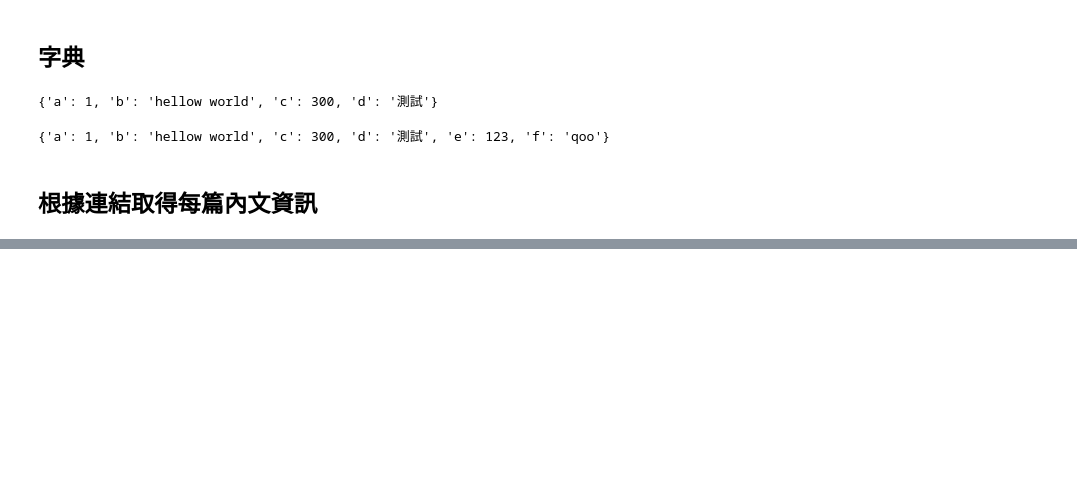
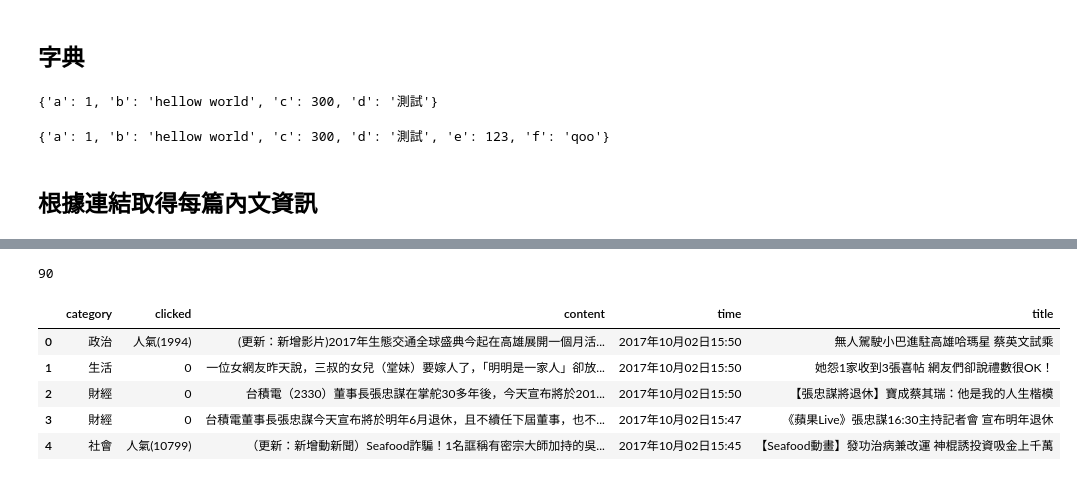
Before and after one commit to ywchiu/pytextmining, a Jupyter notebook: Demo20171002.ipynb, the cells around one changed output, grey strips where cells are left out. Drawn from its saved outputs; the diff is of its cells as text; code cells hidden in the pictures; blank space fills up the shorter version.

```diff
--- a/Demo20171002.ipynb
+++ b/Demo20171002.ipynb
@@ -354,0 +360,50 @@ newsdf
+# %%
+domain = 'http://www.appledaily.com.tw'
+
+
+def getDetail(detail_url):
+    res = requests.get(detail_url)
+    soup = BeautifulSoup(res.text, 'html.parser')
+    title   = soup.select('#h1')[0].text
+    content = soup.select('#summary')[0].text
+    dt      = soup.select('.gggs time')[0].text
+    clicked = soup.select('.clicked')[0].text if len(soup.select('.clicked')) > 0 else 0
+    dic     = {'title': title, 'content': content, 'time':dt, 'clicked':clicked}
+    return dic
+# %%
+def getPage(list_url):
+    res = requests.get(list_url)
+    soup = BeautifulSoup(res.text, 'html.parser')
+
+    newsary = []
+    for rec in soup.select('.rtddt a'):
+        ret      = {}
+        #title    = rec.select('h1')[0].text
+        ret['category'] = rec.select('h2')[0].text
+        #dt       = rec.select('time')[0].text
+        link     = domain + rec['href']
+        detail   = getDetail(link)
+        ret.update(detail)
+        newsary.append(ret)
+    return newsary
+# %%
+list_url = 'http://www.appledaily.com.tw/realtimenews/section/new/{}'
+applenews = []
+for page in range(1,4):
+    ret = getPage(list_url.format(page))
+    applenews.extend(ret)
+# %%
+len(applenews)
+# %% [output]
+90
+# %%
+import pandas
+appledf = pandas.DataFrame(applenews)
+appledf.head()
+# %% [output]
+|  | category | clicked | content | time | title |
+| 0 | 政治 | 人氣(1994) | (更新：新增影片)2017年生態交通全球盛典今起在高雄展開一個月活... | 2017年10月02日15:50 | 無人駕駛小巴進駐高雄哈瑪星 蔡英文試乘 |
+| 1 | 生活 | 0 | 一位女網友昨天說，三叔的女兒（堂妹）要嫁人了，「明明是一家人」卻放... | 2017年10月02日15:50 | 她怨1家收到3張喜帖 網友們卻說禮數很OK！ |
+| 2 | 財經 | 0 | 台積電（2330）董事長張忠謀在掌舵30多年後，今天宣布將於201... | 2017年10月02日15:50 | 【張忠謀將退休】寶成蔡其瑞：他是我的人生楷模 |
+| 3 | 財經 | 0 | 台積電董事長張忠謀今天宣布將於明年6月退休，且不續任下屆董事，也不... | 2017年10月02日15:47 | 《蘋果Live》張忠謀16:30主持記者會 宣布明年退休 |
+| 4 | 社會 | 人氣(10799) | （更新：新增動新聞）Seafood詐騙！1名誆稱有密宗大師加持的吳... | 2017年10月02日15:45 | 【Seafood動畫】發功治病兼改運 神棍誘投資吸金上千萬 |
```
Also changed, not shown: parts of 23 cells of this notebook, 1 other file.
